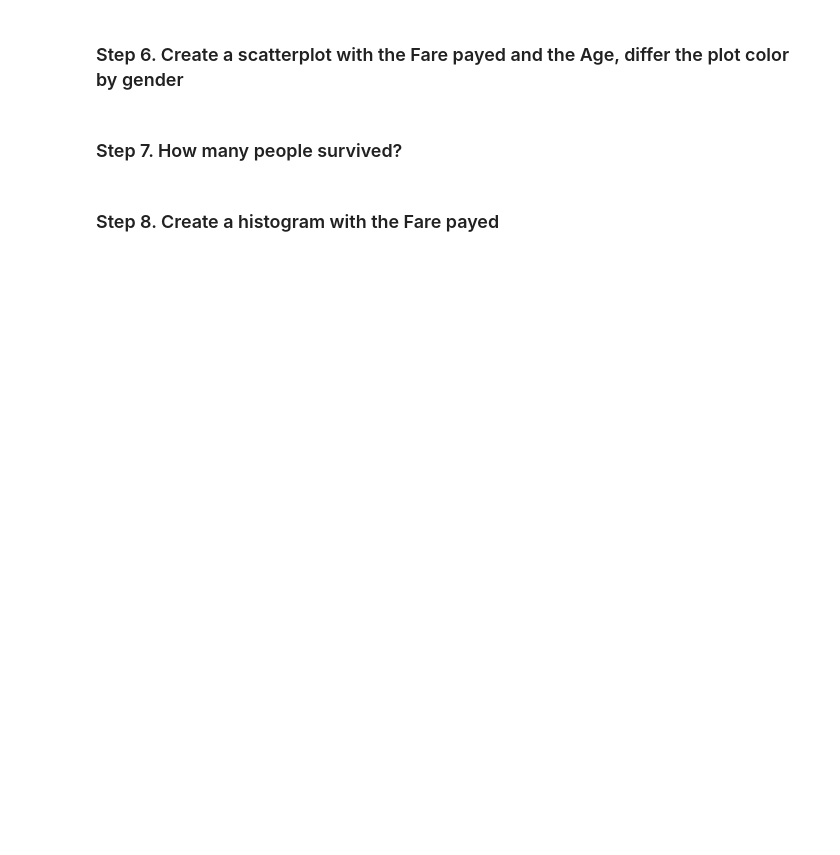
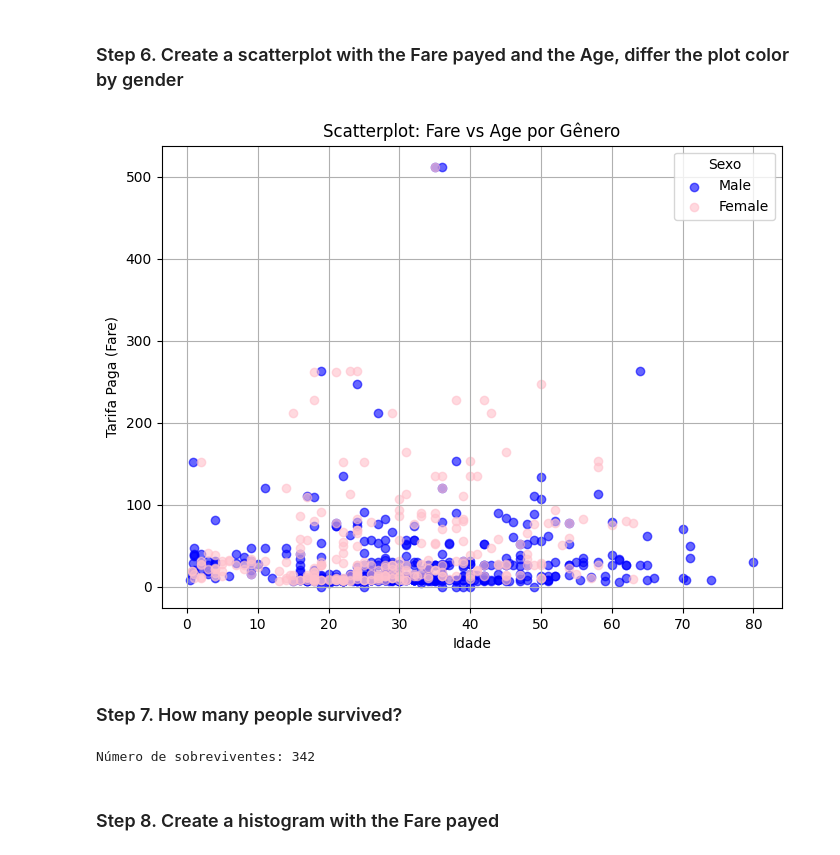
Before and after one commit to yzkjr/pandas_exercises, a Jupyter notebook: 07_Visualization/Titanic_Desaster/Exercises.ipynb, the cells around one changed output. Cells and saved outputs as stored; diff of their text form; code cells hidden in the pictures; blank space fills up the shorter version.

```diff
--- a/07_Visualization/Titanic_Desaster/Exercises.ipynb
+++ b/07_Visualization/Titanic_Desaster/Exercises.ipynb
@@ -25,6 +37,28 @@ titanic = pd.read_csv(url)
 # %% [markdown]
 ### Step 6. Create a scatterplot with the Fare payed and the Age, differ the plot color by gender
+# %%
+colors = {'male': 'blue', 'female': 'pink'}
+
+plt.figure(figsize=(8, 6))
+for gender in titanic['Sex'].unique():
+    subset = titanic[titanic['Sex'] == gender]
+    plt.scatter(subset['Age'], subset['Fare'],
+                c=colors[gender], label=gender.capitalize(), alpha=0.6)
+
+plt.xlabel('Idade')
+plt.ylabel('Tarifa Paga (Fare)')
+plt.title('Scatterplot: Fare vs Age por Gênero')
+plt.legend(title='Sexo')
+plt.grid(True)
+plt.show()
+# %% [output]
+[figure, added]
 # %% [markdown]
 ### Step 7. How many people survived?
+# %%
+num_survived = titanic['Survived'].sum()
+print(f"Número de sobreviventes: {num_survived}")
+# %% [output]
+Número de sobreviventes: 342
 # %% [markdown]
 ### Step 8. Create a histogram with the Fare payed
```
Also changed, not shown: parts of 3 cells of this notebook.
